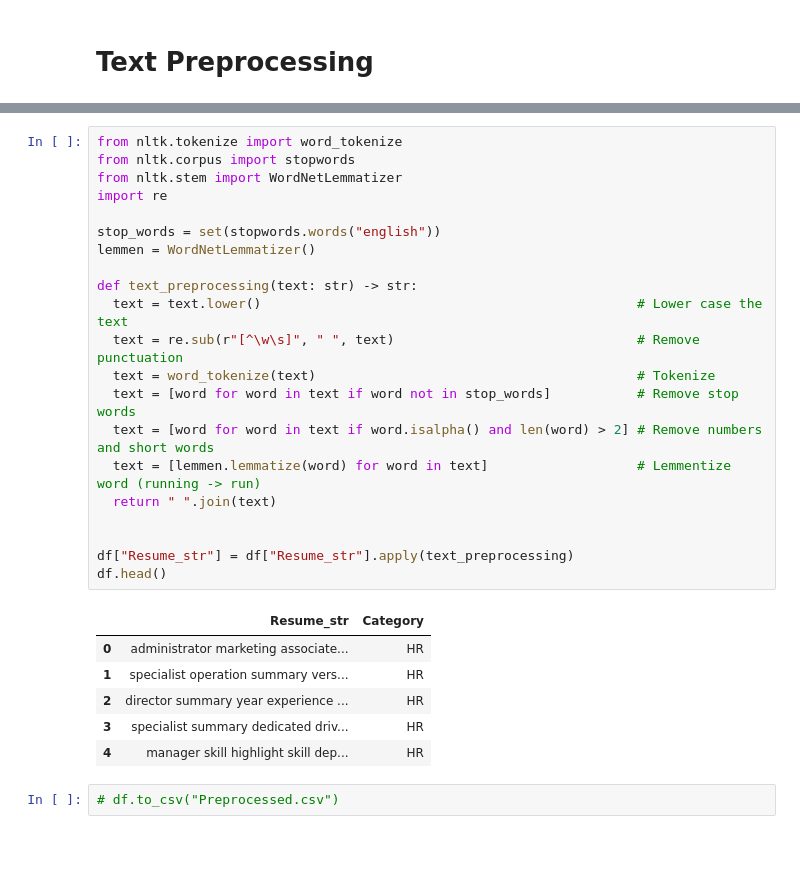
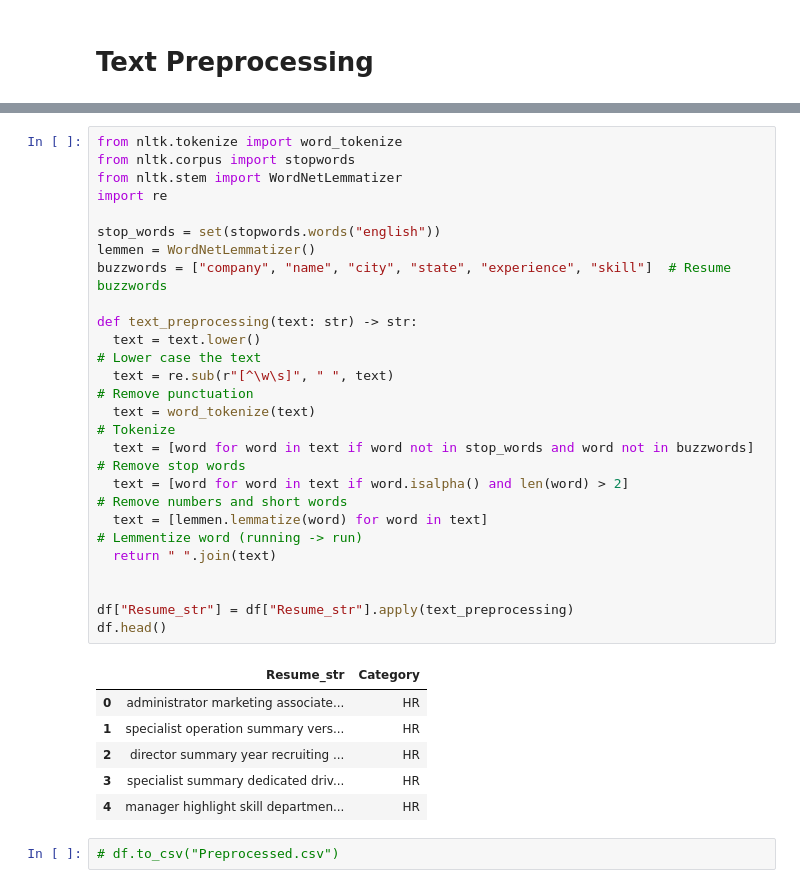
Before and after one commit to Coolguy4123/Data-Visualization-Project-2, a Jupyter notebook: CS4990_ResumeVis.ipynb, the cells around one changed output, grey strips where cells are left out. Saved outputs shown, nothing was run; the diff lists cells and outputs as text; blank space fills up the shorter version.

```diff
--- a/CS4990_ResumeVis.ipynb
+++ b/CS4990_ResumeVis.ipynb
@@ -47,31 +48,32 @@ True
 # %%
 from nltk.tokenize import word_tokenize
 from nltk.corpus import stopwords
 from nltk.stem import WordNetLemmatizer
 import re
 
 stop_words = set(stopwords.words("english"))
 lemmen = WordNetLemmatizer()
+buzzwords = ["company", "name", "city", "state", "experience", "skill"]  # Resume buzzwords
 
 def text_preprocessing(text: str) -> str:
-  text = text.lower()                                                # Lower case the text
-  text = re.sub(r"[^\w\s]", " ", text)                               # Remove punctuation
-  text = word_tokenize(text)                                         # Tokenize
-  text = [word for word in text if word not in stop_words]           # Remove stop words
-  text = [word for word in text if word.isalpha() and len(word) > 2] # Remove numbers and short words
-  text = [lemmen.lemmatize(word) for word in text]                   # Lemmentize word (running -> run)
+  text = text.lower()                                                                   # Lower case the text
+  text = re.sub(r"[^\w\s]", " ", text)                                                  # Remove punctuation
+  text = word_tokenize(text)                                                            # Tokenize
+  text = [word for word in text if word not in stop_words and word not in buzzwords]    # Remove stop words
+  text = [word for word in text if word.isalpha() and len(word) > 2]                    # Remove numbers and short words
+  text = [lemmen.lemmatize(word) for word in text]                                      # Lemmentize word (running -> run)
   return " ".join(text)
 
 
 df["Resume_str"] = df["Resume_str"].apply(text_preprocessing)
 df.head()
 # %% [output]
 |  | Resume_str | Category |
 | 0 | administrator marketing associate... | HR |
 | 1 | specialist operation summary vers... | HR |
-| 2 | director summary year experience ... | HR |
+| 2 | director summary year recruiting ... | HR |
 | 3 | specialist summary dedicated driv... | HR |
-| 4 | manager skill highlight skill dep... | HR |
+| 4 | manager highlight skill departmen... | HR |
 # %%
 # df.to_csv("Preprocessed.csv")
 # %% [markdown]
```
Also changed, not shown: parts of 6 cells of this notebook.
